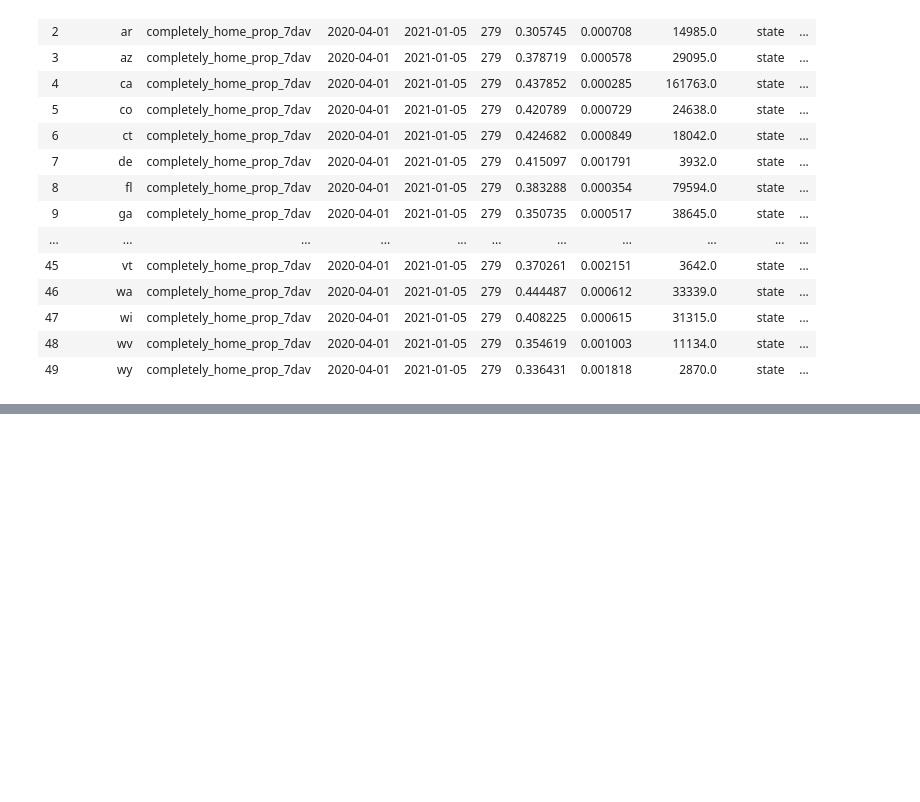
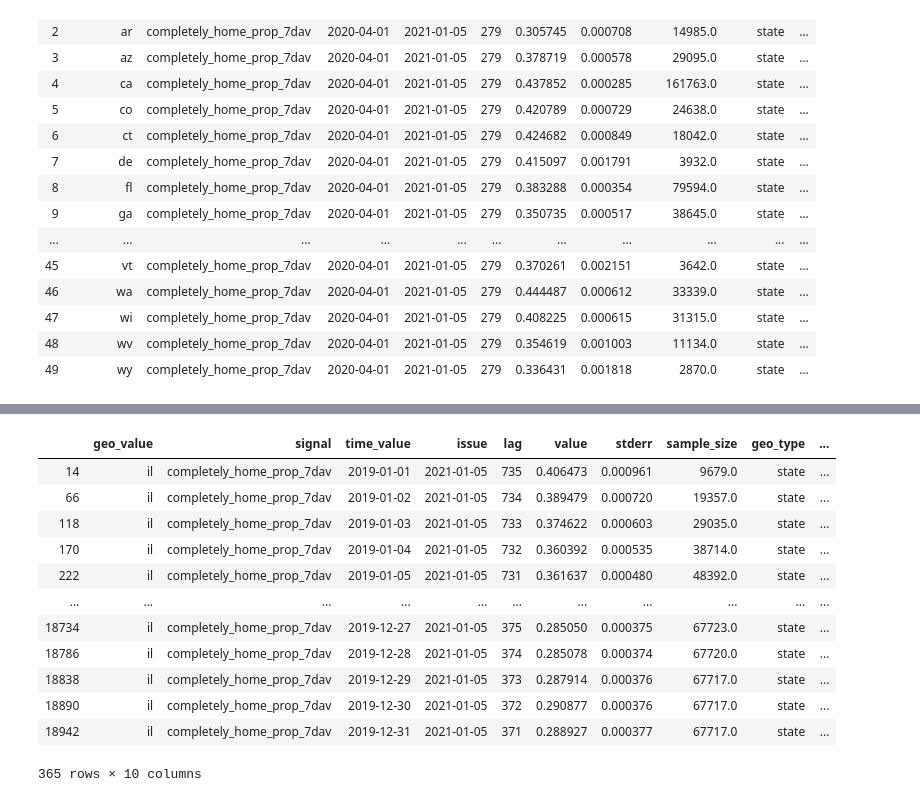
Before and after one commit to erickzli/IS597-COVID-Project, a Jupyter notebook: Kerstin's Folder/Evaluate- SafeGraph Data.ipynb, the cells around one changed output, grey strips where cells are left out. Cells and saved outputs as stored; diff of their text form; code cells hidden in the pictures; blank space fills up the shorter version.

```diff
--- a/Kerstin's Folder/Evaluate- SafeGraph Data.ipynb
+++ b/Kerstin's Folder/Evaluate- SafeGraph Data.ipynb
@@ -221,0 +257,17 @@ fig.show()
+# %%
+df_home_IL_2019 = df_home_IL.loc[df_home_IL['time_value'] < '2020-01-01']
+df_home_IL_2019
+# %% [output]
+|  | geo_value | signal | time_value | issue | lag | value | stderr | sample_size | geo_type | ... |
+| 14 | il | completely_home_prop_7dav | 2019-01-01 | 2021-01-05 | 735 | 0.406473 | 0.000961 | 9679.0 | state | ... |
+| 66 | il | completely_home_prop_7dav | 2019-01-02 | 2021-01-05 | 734 | 0.389479 | 0.000720 | 19357.0 | state | ... |
+| 118 | il | completely_home_prop_7dav | 2019-01-03 | 2021-01-05 | 733 | 0.374622 | 0.000603 | 29035.0 | state | ... |
+| 170 | il | completely_home_prop_7dav | 2019-01-04 | 2021-01-05 | 732 | 0.360392 | 0.000535 | 38714.0 | state | ... |
+| 222 | il | completely_home_prop_7dav | 2019-01-05 | 2021-01-05 | 731 | 0.361637 | 0.000480 | 48392.0 | state | ... |
+| ... | ... | ... | ... | ... | ... | ... | ... | ... | ... | ... |
+| 18734 | il | completely_home_prop_7dav | 2019-12-27 | 2021-01-05 | 375 | 0.285050 | 0.000375 | 67723.0 | state | ... |
+| 18786 | il | completely_home_prop_7dav | 2019-12-28 | 2021-01-05 | 374 | 0.285078 | 0.000374 | 67720.0 | state | ... |
+| 18838 | il | completely_home_prop_7dav | 2019-12-29 | 2021-01-05 | 373 | 0.287914 | 0.000376 | 67717.0 | state | ... |
+| 18890 | il | completely_home_prop_7dav | 2019-12-30 | 2021-01-05 | 372 | 0.290877 | 0.000376 | 67717.0 | state | ... |
+| 18942 | il | completely_home_prop_7dav | 2019-12-31 | 2021-01-05 | 371 | 0.288927 | 0.000377 | 67717.0 | state | ... |
+365 rows × 10 columns
```
Also changed, not shown: parts of 5 cells of this notebook.
